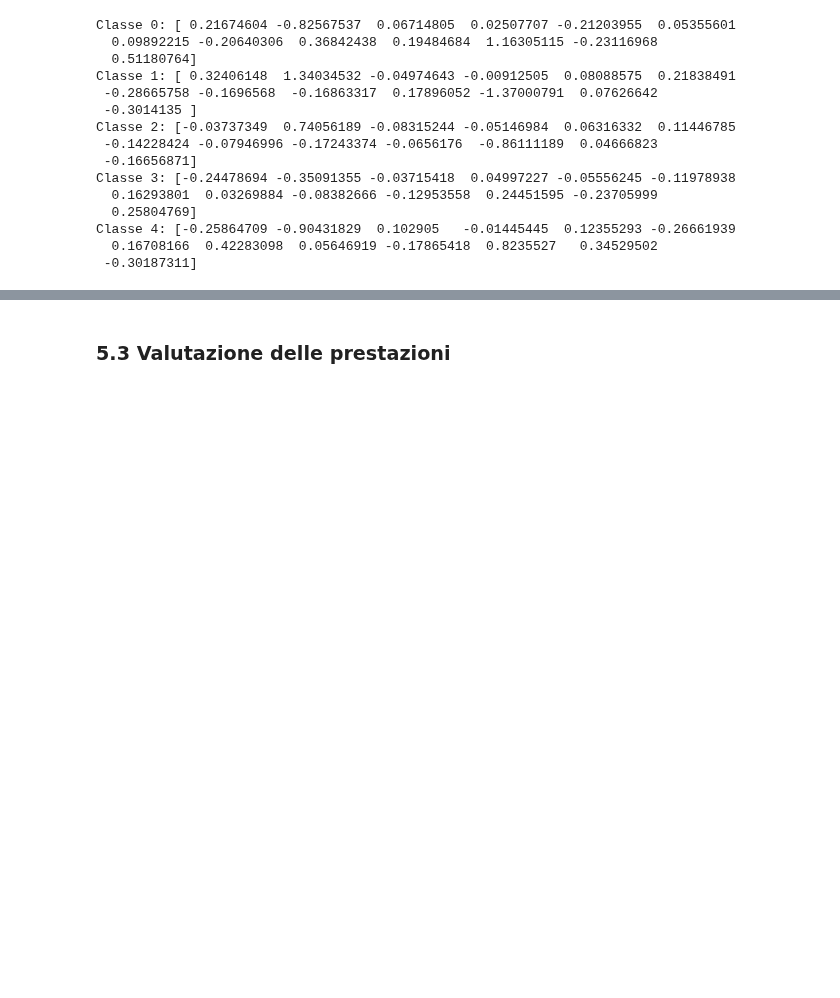
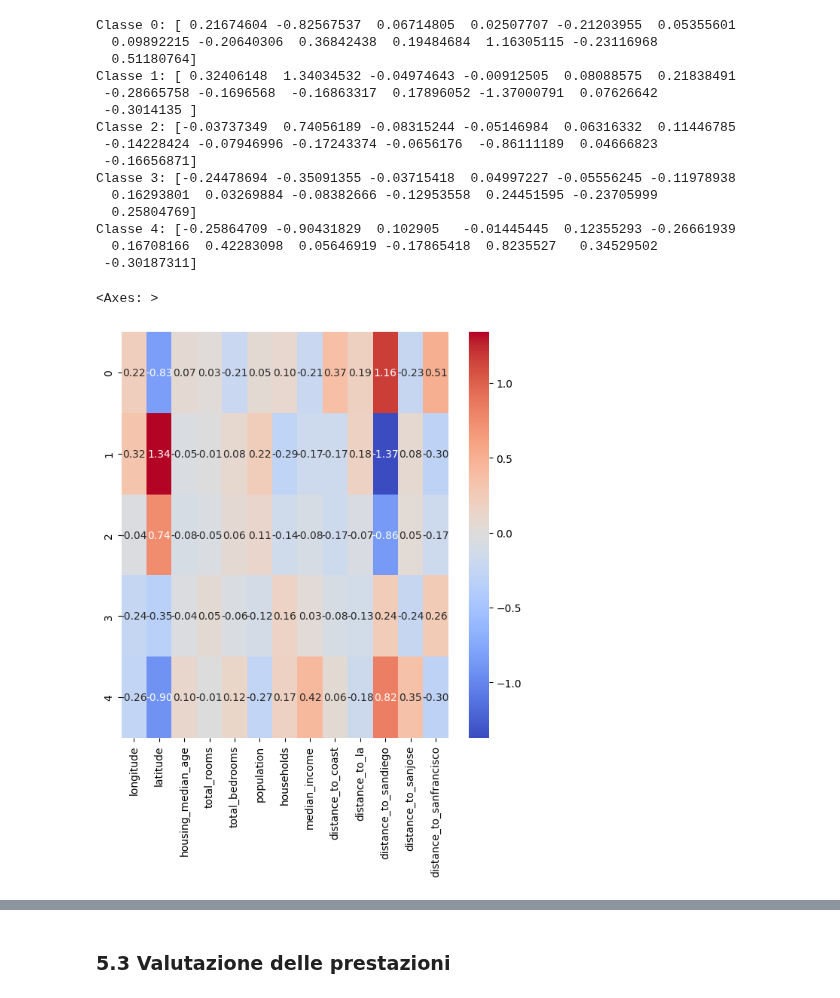
Before and after one commit to iamgiu/Introduzione-al-Data-Science, a Jupyter notebook: Progetto/S6537533_notebook.ipynb, the cells around one changed output, grey strips where cells are left out. Cells and saved outputs as stored; diff of their text form; code cells hidden in the pictures; blank space fills up the shorter version.

```diff
--- a/Progetto/S6537533_notebook.ipynb
+++ b/Progetto/S6537533_notebook.ipynb
@@ -273,3 +273,13 @@ Classe 3: [-0.24478694 -0.35091355 -0.03715418  0.04997227 -0.05556245 -0.119789
 Classe 4: [-0.25864709 -0.90431829  0.102905   -0.01445445  0.12355293 -0.26661939
   0.16708166  0.42283098  0.05646919 -0.17865418  0.8235527   0.34529502
  -0.30187311]
+# %%
+# np.vstack invece impila verticalmente i vettori di coefficienti di ciascun classificatore, costruendo correttamente una matrice 5×13
+coef_matrix = np.vstack([est.coef_ for est in ridge_grid.best_estimator_.named_steps['model'].estimators_])
+
+# Heatmap per vedere la correlazione tra coefficienti e feature di X
+plt.figure(figsize=(7, 7))
+sns.heatmap(coef_matrix, annot=True, fmt='.2f', cmap='coolwarm', xticklabels=X.columns, yticklabels=[0,1,2,3,4])
+# %% [output]
+<Axes: >
+[figure, added]
```
Also changed, not shown: parts of 7 cells of this notebook.
